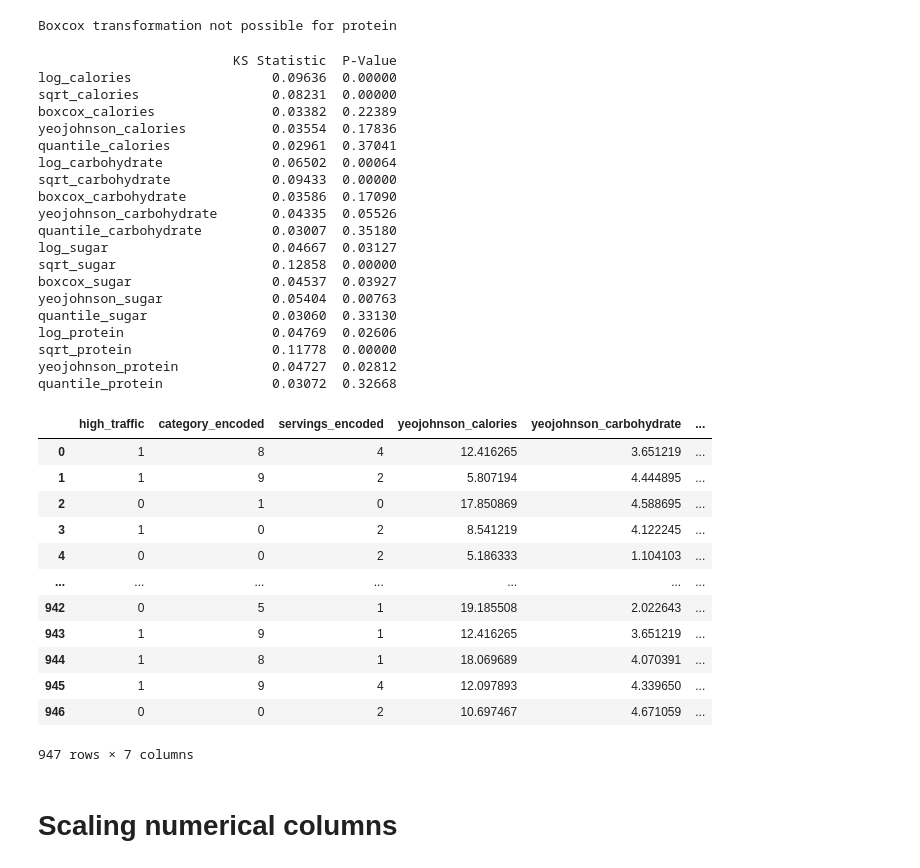
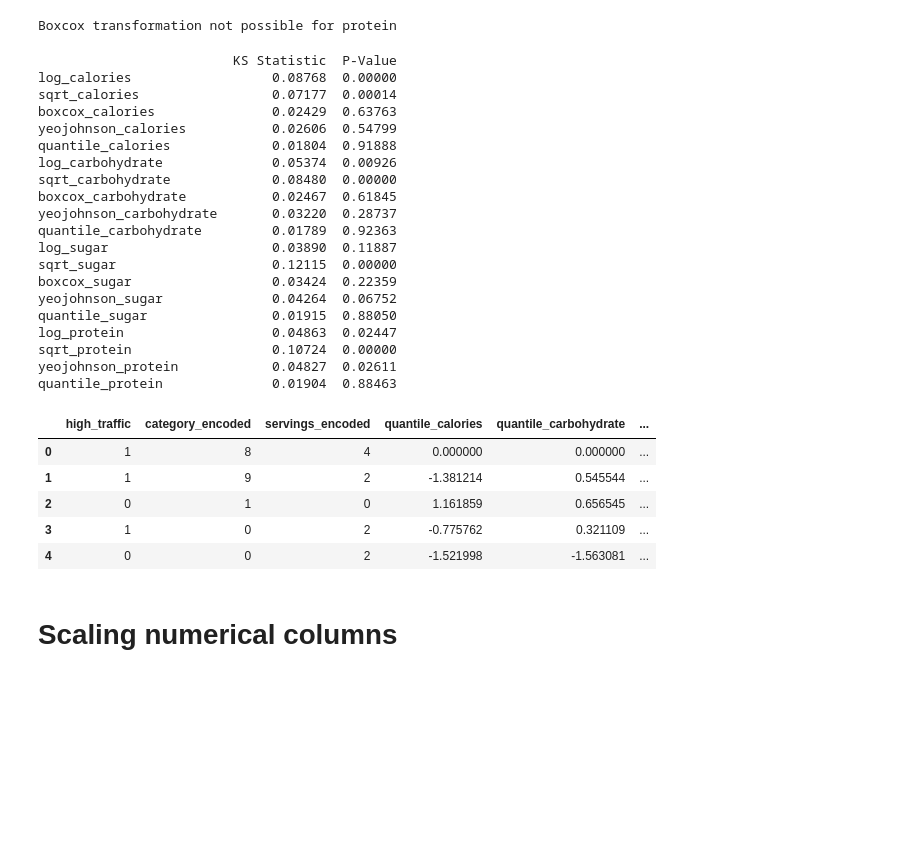
Before and after one commit to kraigochieng/datacamp_certification_project_test, a Jupyter notebook: main.ipynb, the cells around one changed output. Cells and saved outputs as stored; diff of their text form; code cells hidden in the pictures; blank space fills up the shorter version.

```diff
--- a/main.ipynb
+++ b/main.ipynb
@@ -110,0 +118,2 @@ There are no duplicate values
+# %%
+df.drop_duplicates(inplace=True, keep="first")
@@ -208,7 +232,9 @@ for column in numerical_columns:
         print(f"Boxcox transformation not possible for {column}")
     numerical_transformation_df[f"yeojohnson_{column}"], _ = yeojohnson(df[column])
 
-    qt = QuantileTransformer(output_distribution="normal", random_state=42, n_quantiles=100)
+    qt = QuantileTransformer(
+        output_distribution="normal", random_state=42, n_quantiles=100
+    )
     numerical_transformation_df[f"quantile_{column}"] = qt.fit_transform(
         df[column].values.reshape(-1, 1)
     )
@@ -225,54 +251,52 @@ from scipy.stats import kstest
 
 ks_test_results = dict()
 for transformation in numerical_transformation_df.columns:
-    standardized_data = (numerical_transformation_df[transformation] - numerical_transformation_df[transformation].mean()) / numerical_transformation_df[transformation].std()
+    standardized_data = (
+        numerical_transformation_df[transformation]
+        - numerical_transformation_df[transformation].mean()
+    ) / numerical_transformation_df[transformation].std()
     ks_stat, ks_p_value = kstest(standardized_data, "norm")
     ks_test_results[transformation] = (ks_stat, ks_p_value)
 
 
-ks_test_results_df = pd.DataFrame.from_dict(ks_test_results, orient="index", columns=["KS Statistic", "P-Value"])
+ks_test_results_df = pd.DataFrame.from_dict(
+    ks_test_results, orient="index", columns=["KS Statistic", "P-Value"]
+)
 print(ks_test_results_df.round(5))
 # %% [output]
                          KS Statistic  P-Value
-log_calories                  0.09636  0.00000
-sqrt_calories                 0.08231  0.00000
-boxcox_calories               0.03382  0.22389
-yeojohnson_calories           0.03554  0.17836
-quantile_calories             0.02961  0.37041
-log_carbohydrate              0.06502  0.00064
-sqrt_carbohydrate             0.09433  0.00000
-boxcox_carbohydrate           0.03586  0.17090
-yeojohnson_carbohydrate       0.04335  0.05526
-quantile_carbohydrate         0.03007  0.35180
-log_sugar                     0.04667  0.03127
-sqrt_sugar                    0.12858  0.00000
-boxcox_sugar                  0.04537  0.03927
-yeojohnson_sugar              0.05404  0.00763
-quantile_sugar                0.03060  0.33130
-log_protein                   0.04769  0.02606
-sqrt_protein                  0.11778  0.00000
-yeojohnson_protein            0.04727  0.02812
-quantile_protein              0.03072  0.32668
+log_calories                  0.08768  0.00000
+sqrt_calories                 0.07177  0.00014
+boxcox_calories               0.02429  0.63763
+yeojohnson_calories           0.02606  0.54799
+quantile_calories             0.01804  0.91888
+log_carbohydrate              0.05374  0.00926
+sqrt_carbohydrate             0.08480  0.00000
+boxcox_carbohydrate           0.02467  0.61845
+yeojohnson_carbohydrate       0.03220  0.28737
+quantile_carbohydrate         0.01789  0.92363
+log_sugar                     0.03890  0.11887
+sqrt_sugar                    0.12115  0.00000
+boxcox_sugar                  0.03424  0.22359
+yeojohnson_sugar              0.04264  0.06752
+quantile_sugar                0.01915  0.88050
+log_protein                   0.04863  0.02447
+sqrt_protein                  0.10724  0.00000
+yeojohnson_protein            0.04827  0.02611
+quantile_protein              0.01904  0.88463
 # %%
-yeojohnson_columns = numerical_transformation_df.filter(like="yeojohnson")
+transformed_numerical_columns = numerical_transformation_df.filter(like="quantile")
 
-df = pd.concat([df, yeojohnson_columns], axis=1)
+df = pd.concat([df, transformed_numerical_columns], axis=1)
 df = df.drop(columns=numerical_columns)
-df
+df.head()
 # %% [output]
-|  | high_traffic | category_encoded | servings_encoded | yeojohnson_calories | yeojohnson_carbohydrate | ... |
-| 0 | 1 | 8 | 4 | 12.416265 | 3.651219 | ... |
-| 1 | 1 | 9 | 2 | 5.807194 | 4.444895 | ... |
-| 2 | 0 | 1 | 0 | 17.850869 | 4.588695 | ... |
-| 3 | 1 | 0 | 2 | 8.541219 | 4.122245 | ... |
-| 4 | 0 | 0 | 2 | 5.186333 | 1.104103 | ... |
-| ... | ... | ... | ... | ... | ... | ... |
-| 942 | 0 | 5 | 1 | 19.185508 | 2.022643 | ... |
-| 943 | 1 | 9 | 1 | 12.416265 | 3.651219 | ... |
-| 944 | 1 | 8 | 1 | 18.069689 | 4.070391 | ... |
-| 945 | 1 | 9 | 4 | 12.097893 | 4.339650 | ... |
-| 946 | 0 | 0 | 2 | 10.697467 | 4.671059 | ... |
+|  | high_traffic | category_encoded | servings_encoded | quantile_calories | quantile_carbohydrate | ... |
+| 0 | 1 | 8 | 4 | 0.000000 | 0.000000 | ... |
+| 1 | 1 | 9 | 2 | -1.381214 | 0.545544 | ... |
+| 2 | 0 | 1 | 0 | 1.161859 | 0.656545 | ... |
+| 3 | 1 | 0 | 2 | -0.775762 | 0.321109 | ... |
+| 4 | 0 | 0 | 2 | -1.521998 | -1.563081 | ... |
-947 rows × 7 columns
 # %% [markdown]
 # Scaling numerical columns
 # %%
```
Also changed, not shown: parts of 33 cells of this notebook.
